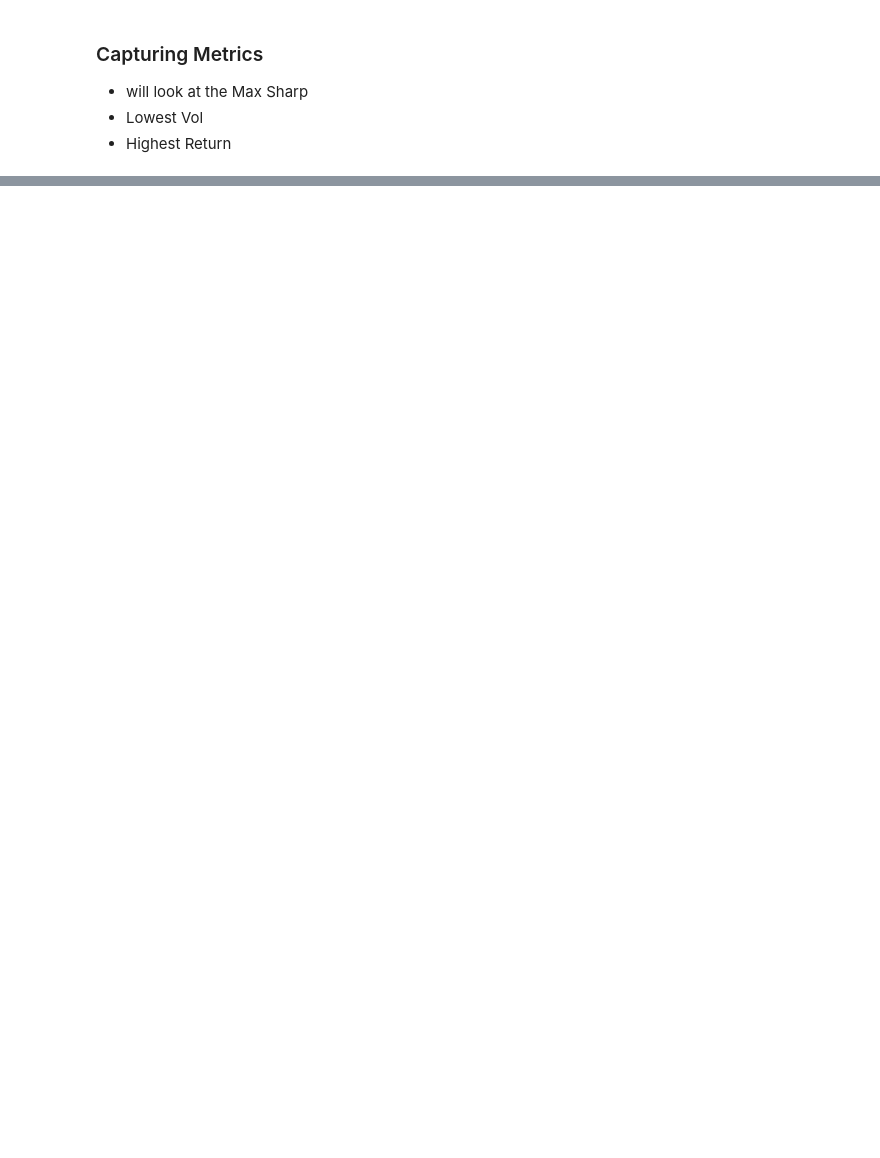
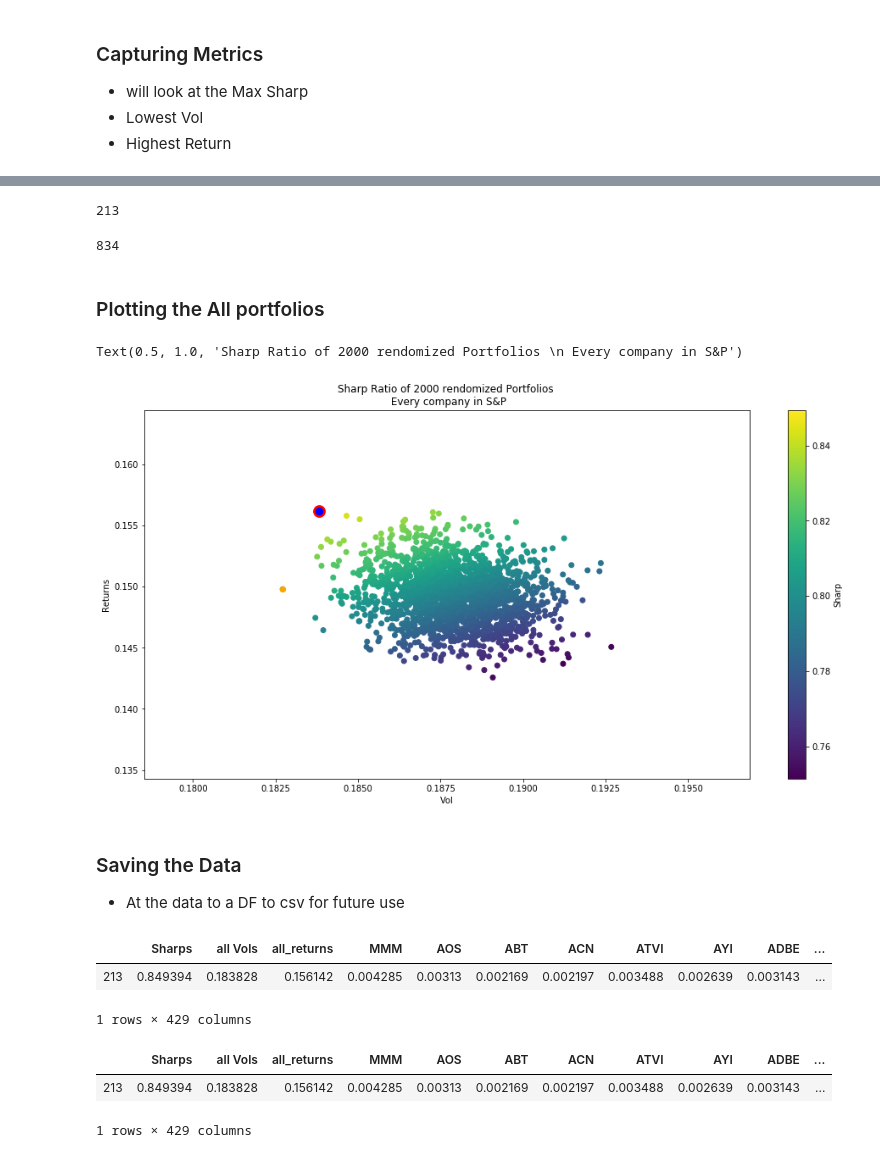
Before and after one commit to Berkat0789/Portfolio, a Jupyter notebook: Finance/S&P Companies Analysis-All/Analysis of All S&P Companies.ipynb, the cells around one changed output, grey strips where cells are left out. Saved outputs shown, nothing was run; the diff lists cells and outputs as text; code cells hidden in the pictures; blank space fills up the shorter version.

```diff
--- a/Finance/S&P Companies Analysis-All/Analysis of All S&P Companies.ipynb
+++ b/Finance/S&P Companies Analysis-All/Analysis of All S&P Companies.ipynb
@@ -359,3 +354,5 @@ KeyboardInterrupt:
 - will look at the Max Sharp
 - Lowest Vol
 - Highest Return
+# %%
+max_sharp = all_sharps.argmax()
@@ -361,0 +363,14 @@ KeyboardInterrupt:
+# %%
+max_returns = all_returns.argmax()
+# %%
+max_returns
+# %% [output]
+213
+# %%
+lowest_vol =all_vol.argmin()
+# %%
+lowest_vol
+# %% [output]
+834
+# %% [markdown]
+### Plotting the All portfolios
@@ -361,0 +379,16 @@ KeyboardInterrupt:
+# %%
+plt.figure(figsize= (16,8))
+plt.scatter(all_vol, all_returns, c = all_sharps)
+plt.colorbar(label = "Sharp")
+plt.scatter(all_vol[max_sharp], all_returns[max_sharp], c = "r", s = 190, label = "Max Sharp")
+plt.scatter(all_vol[lowest_vol], all_returns[lowest_vol], c = "orange", s = 40, label  = "Lowest Vol")
+plt.scatter(all_vol[max_returns], all_returns[max_returns], c = "b", s = 70, label = "Max Returns")
+plt.xlabel("Vol")
+plt.ylabel("Returns")
+plt.title("Sharp Ratio of 2000 rendomized Portfolios \n Every company in S&P")
+# %% [output]
+Text(0.5, 1.0, 'Sharp Ratio of 2000 rendomized Portfolios \n Every company in S&P')
+[figure, added]
+# %% [markdown]
+### Saving the Data
+- At the data to a DF to csv for future use
@@ -361,0 +411,12 @@ KeyboardInterrupt:
+# %%
+random_allocation_df[random_allocation_df["Sharps"] == all_sharps.max()]
+# %% [output]
+|  | Sharps | all Vols | all_returns | MMM | AOS | ABT | ACN | ATVI | AYI | ADBE | ... |
+| 213 | 0.849394 | 0.183828 | 0.156142 | 0.004285 | 0.00313 | 0.002169 | 0.002197 | 0.003488 | 0.002639 | 0.003143 | ... |
+1 rows × 429 columns
+# %%
+random_allocation_df[random_allocation_df["all_returns"] == all_returns.max()]
+# %% [output]
+|  | Sharps | all Vols | all_returns | MMM | AOS | ABT | ACN | ATVI | AYI | ADBE | ... |
+| 213 | 0.849394 | 0.183828 | 0.156142 | 0.004285 | 0.00313 | 0.002169 | 0.002197 | 0.003488 | 0.002639 | 0.003143 | ... |
+1 rows × 429 columns
```
Also changed, not shown: parts of 31 cells of this notebook, 2 other files.
